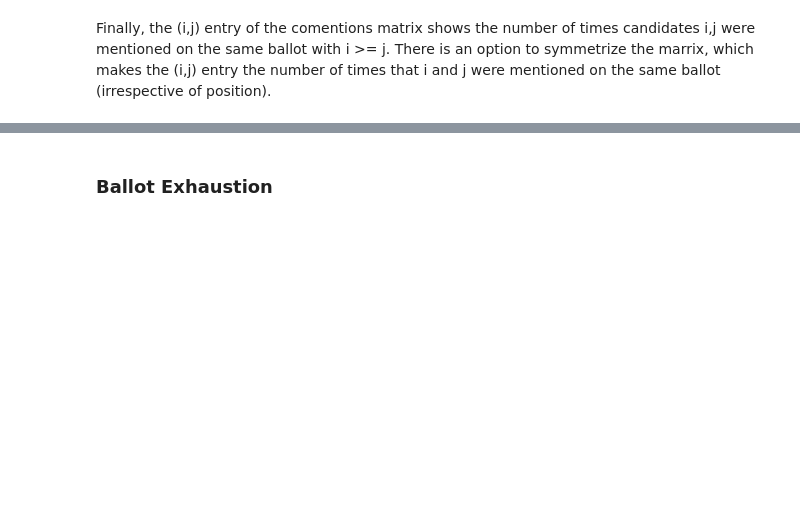
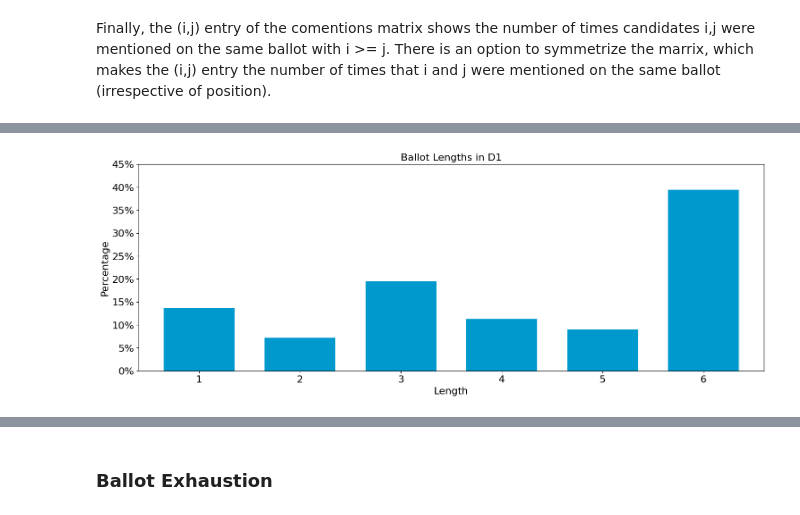
Before and after one commit to mggg/VoteKit, a Jupyter notebook: notebooks/7_portland_case_study.ipynb, the cells around one changed output, grey strips where cells are left out. Cells and saved outputs as stored; diff of their text form; code cells hidden in the pictures; blank space fills up the shorter version.

Commit message:
add David's code for ballot errors

```diff
--- a/notebooks/7_portland_case_study.ipynb
+++ b/notebooks/7_portland_case_study.ipynb
@@ -132,0 +156,15 @@ When we cleaned the profile, we retained "skipped" to denote an overvote. Let's
+# %%
+from votekit.cleaning import remove_cand
+
+num_ballots_cast = profile.total_ballot_wt
+print(f"The original number of ballots cast was {num_ballots_cast:,}.")
+
+profile = remove_cand(["skipped", "overvote"], profile)
+
+num_ballots_spoiled_by_ov_skips = num_ballots_cast - profile.total_ballot_wt
+print(f"{num_ballots_spoiled_by_ov_skips} ballots, or {num_ballots_spoiled_by_ov_skips/num_ballots_cast:.1%} of all ballots, were spoiled by overvotes or skips in D1.")
+
+profile = remove_cand(['Write-in-120', 'Write-in-121', 'Write-in-122'], profile)
+
+num_ballots_scrubbed_by_wi = num_ballots_cast - num_ballots_spoiled_by_ov_skips-profile.total_ballot_wt
+print(f"{num_ballots_scrubbed_by_wi} ballots, or {num_ballots_scrubbed_by_wi/num_ballots_cast:.1%} of all ballots, were scrubbed by write ins in D1.")
@@ -133,5 +177,5 @@ When we cleaned the profile, we retained "skipped" to denote an overvote. Let's
 # %%
-from votekit.utils import remove_cand
-profile = remove_cand("skipped", profile)
-print(profile.candidates)
+from votekit.cleaning import remove_repeated_candidates
+
+profile = remove_repeated_candidates(profile)
 # %% [output]
@@ -138,0 +186,5 @@ print(profile.candidates)
+# %%
+import pickle
+
+with open("Portland_D1_cleaned_votekit_pref_profile.pkl", "wb") as file:
+    pickle.dump(profile, file)
@@ -139 +197,6 @@ print(profile.candidates)
+# %%
+#import pickle # if you did not do the cleaning above, uncomment this
+
+with open("Portland_D1_cleaned_votekit_pref_profile.pkl", "rb") as file:
+    profile = pickle.load(file)
 # %% [markdown]
@@ -426,0 +437,13 @@ plt.show()
+# %%
+from votekit.plots import profile_ballot_lengths_plot
+import matplotlib.pyplot as plt
+
+ax = profile_ballot_lengths_plot(profile, title="Ballot Lengths in D1", normalize=True, y_axis_name="Percentage", x_axis_name="Length")
+
+# change the tick labels to percentages
+ax.set_yticks(ax.get_yticks())
+ax.set_yticklabels([f"{float(x.get_text()):.0%}" for x in ax.get_yticklabels()])
+
+plt.show()
+# %% [output]
+[figure, added]
```
Also changed, not shown: parts of 61 cells of this notebook, 1 other file.
